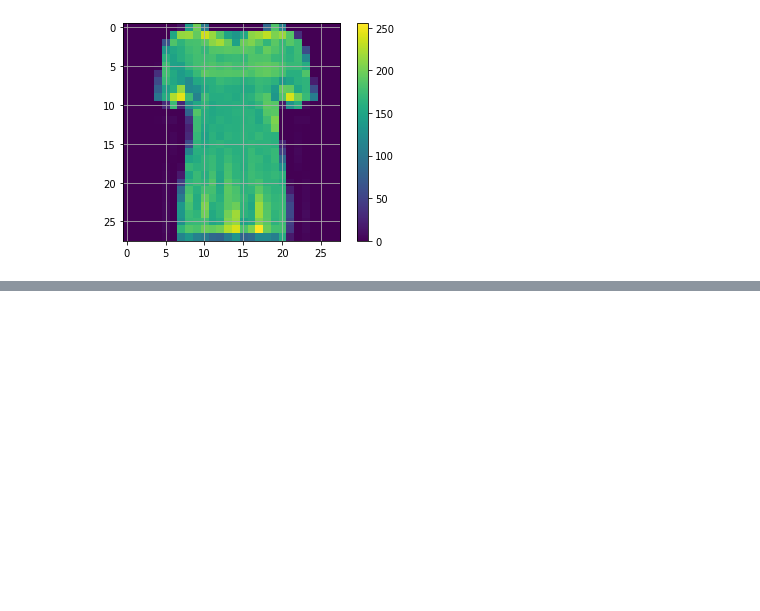
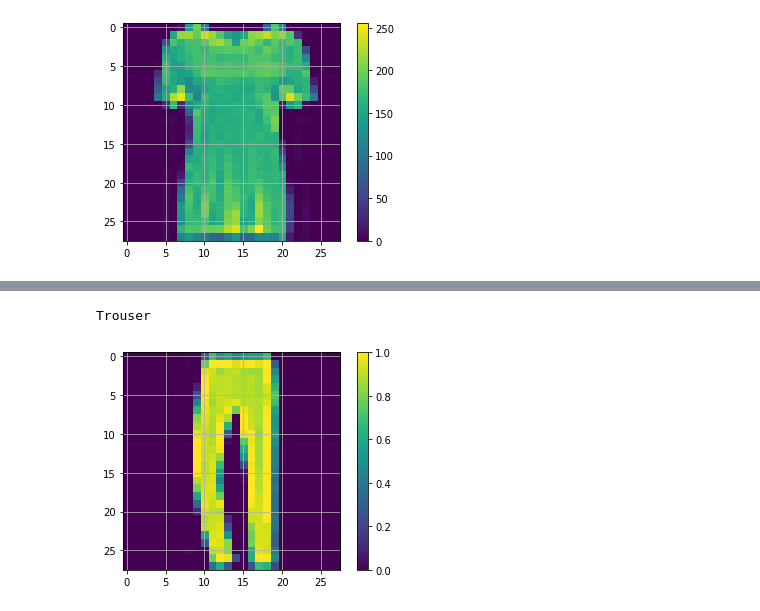
Before and after one commit to santiracca/neural_networks_intro, a Jupyter notebook: neural_networks_intro.ipynb, the cells around one changed output, grey strips where cells are left out. Drawn from its saved outputs; the diff is of its cells as text; code cells hidden in the pictures; blank space fills up the shorter version.

```diff
--- a/neural_networks_intro.ipynb
+++ b/neural_networks_intro.ipynb
@@ -39,0 +80,12 @@ test_images = test_images / 255.0
+# %%
+print(class_names[np.argmax(predictions[2])])
+# %% [output]
+Trouser
+# %%
+plt.figure()
+plt.imshow(test_images[2])
+plt.colorbar()
+plt.grid(True)
+plt.show()
+# %% [output]
+[figure, added]
```
Also changed, not shown: parts of 6 cells of this notebook.
